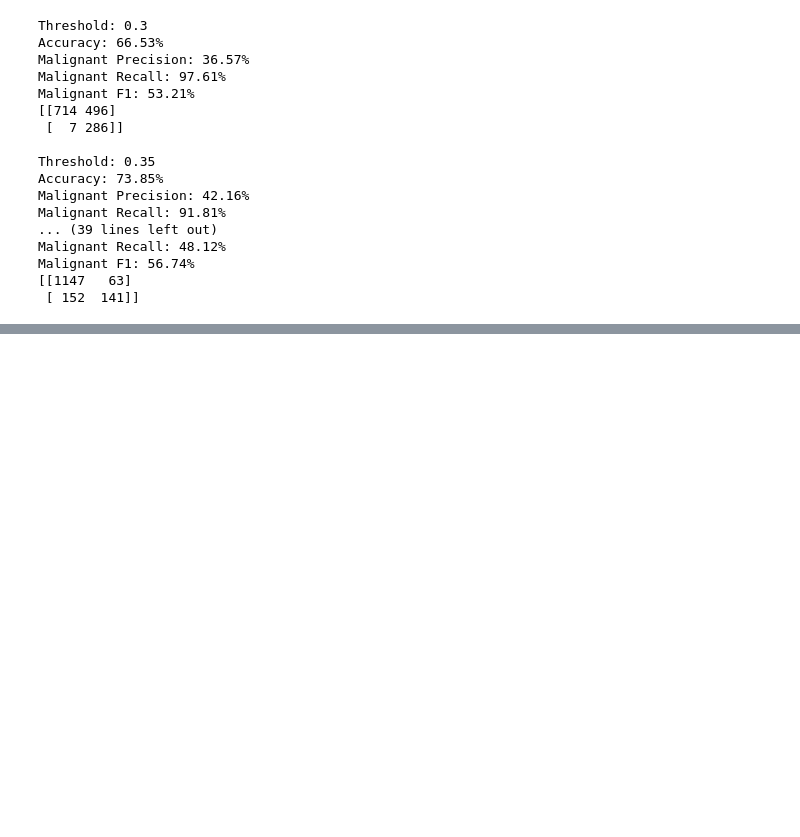
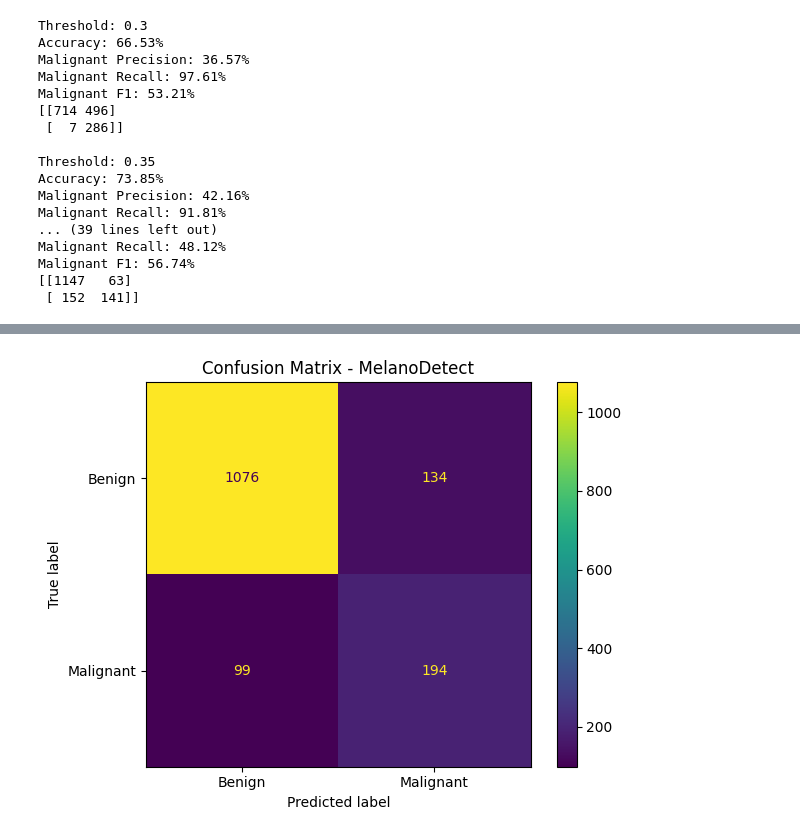
Before and after one commit to v1hxnga/MelanoDetect, a Jupyter notebook: notebooks/06_efficientnet_b1_binary.ipynb, the cells around one changed output, grey strips where cells are left out. Cells and saved outputs as stored; diff of their text form; code cells hidden in the pictures; blank space fills up the shorter version.

```diff
--- a/notebooks/06_efficientnet_b1_binary.ipynb
+++ b/notebooks/06_efficientnet_b1_binary.ipynb
@@ -883,0 +933,15 @@ Malignant F1: 56.74%
+# %%
+cm = confusion_matrix(y_true, y_pred)
+
+disp = ConfusionMatrixDisplay(
+    confusion_matrix=cm,
+    display_labels=["Benign", "Malignant"]
+)
+
+disp.plot(values_format="d")
+plt.title("Confusion Matrix - MelanoDetect")
+plt.tight_layout()
+plt.savefig(os.path.join(SAVE_DIR, "03_confusion_matrix.png"), dpi=300)
+plt.show()
+# %% [output]
+[figure, added]
```
Also changed, not shown: parts of 37 cells of this notebook, 9 other files.
